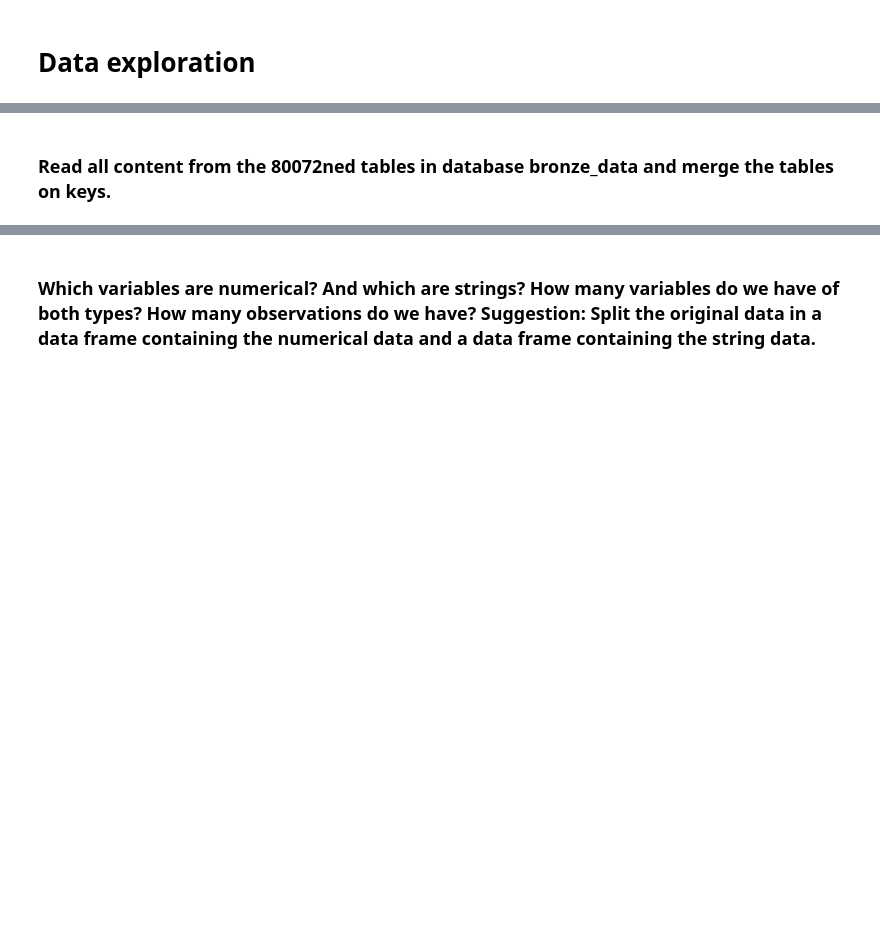
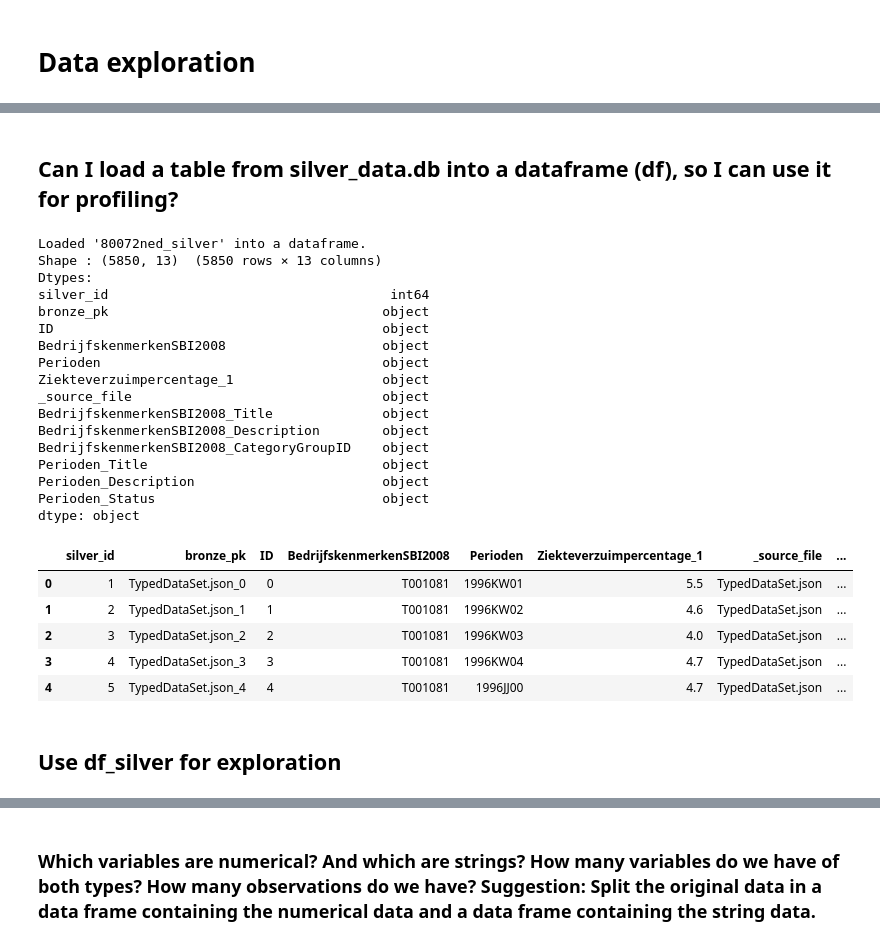
Before and after one commit to ysuurme/eaisi-uwv, a Jupyter notebook: code/Data exploration_80072ned_v1.ipynb, the cells around one changed output, grey strips where cells are left out. Saved outputs shown, nothing was run; the diff lists cells and outputs as text; code cells hidden in the pictures; blank space fills up the shorter version.

```diff
--- a/code/Data exploration_80072ned_v1.ipynb
+++ b/code/Data exploration_80072ned_v1.ipynb
@@ -67,2 +48,46 @@ Loaded tables: ['80072ned_dim_BedrijfskenmerkenSBI2008', '80072ned_dim_CategoryG
+# %% [markdown]
+## Can I load a table from silver_data.db into a dataframe (df), so I can use it for profiling?
+# %%
+import sqlite3
+import pandas as pd
+from pathlib import Path
+
+silver_db_path = Path('../data/2_silver/silver_data.db')
+
+# Load the 80072ned silver table into a dataframe
+table_name = "80072ned_silver"
+
+conn_silver = sqlite3.connect(silver_db_path)
+df_silver = pd.read_sql_query(f"SELECT * FROM [{table_name}]", conn_silver)
+conn_silver.close()
+
+print(f"Loaded '{table_name}' into a dataframe.")
+print(f"Shape : {df_silver.shape}  ({df_silver.shape[0]} rows × {df_silver.shape[1]} columns)")
+print(f"Dtypes:\n{df_silver.dtypes}")
+df_silver.head()
+# %% [output]
+Loaded '80072ned_silver' into a dataframe.
+Shape : (5850, 13)  (5850 rows × 13 columns)
+Dtypes:
+silver_id                                    int64
+bronze_pk                                   object
+ID                                          object
+BedrijfskenmerkenSBI2008                    object
+Perioden                                    object
+Ziekteverzuimpercentage_1                   object
+_source_file                                object
+BedrijfskenmerkenSBI2008_Title              object
+BedrijfskenmerkenSBI2008_Description        object
+BedrijfskenmerkenSBI2008_CategoryGroupID    object
+Perioden_Title                              object
+Perioden_Description                        object
+Perioden_Status                             object
+dtype: object
+|  | silver_id | bronze_pk | ID | BedrijfskenmerkenSBI2008 | Perioden | Ziekteverzuimpercentage_1 | _source_file | ... |
+| 0 | 1 | TypedDataSet.json_0 | 0 | T001081 | 1996KW01 | 5.5 | TypedDataSet.json | ... |
+| 1 | 2 | TypedDataSet.json_1 | 1 | T001081 | 1996KW02 | 4.6 | TypedDataSet.json | ... |
+| 2 | 3 | TypedDataSet.json_2 | 2 | T001081 | 1996KW03 | 4.0 | TypedDataSet.json | ... |
+| 3 | 4 | TypedDataSet.json_3 | 3 | T001081 | 1996KW04 | 4.7 | TypedDataSet.json | ... |
+| 4 | 5 | TypedDataSet.json_4 | 4 | T001081 | 1996JJ00 | 4.7 | TypedDataSet.json | ... |
 # %% [markdown]
-### Read all content from the 80072ned tables in database bronze_data and merge the tables on keys.
+## Use df_silver for exploration
```
Also changed, not shown: parts of 9 cells of this notebook.
